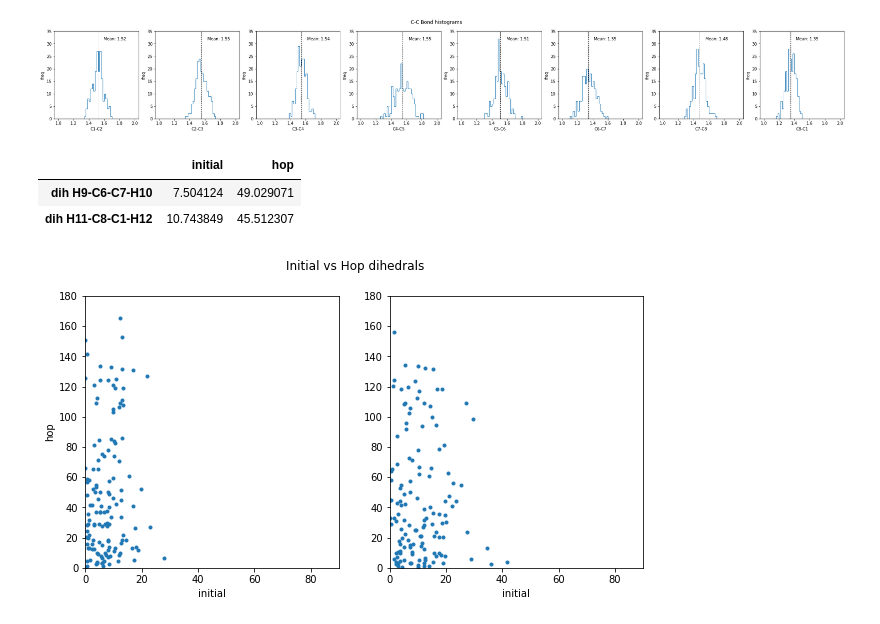
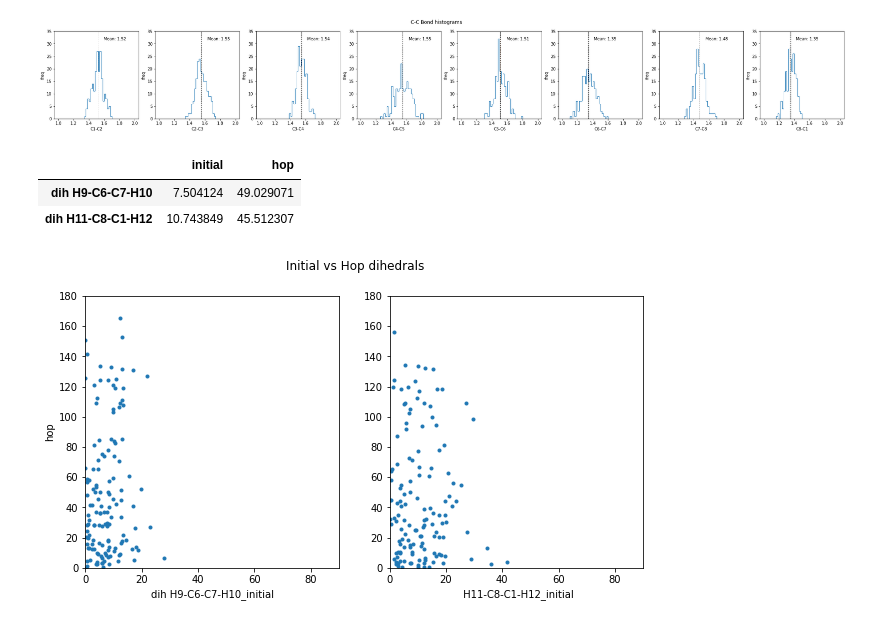
Before and after one commit to KhaiTTNguyen/Computational_Quantum_Chemistry, a Jupyter notebook: structural_influence_on_excited_state_dynamics/[Khai_Nguyen]_Internal_Coordinates_Visualization.ipynb, the cells around one changed output. Drawn from its saved outputs; the diff is of its cells as text; code cells hidden in the pictures.

```diff
--- a/structural_influence_on_excited_state_dynamics/[Khai_Nguyen]_Internal_Coordinates_Visualization.ipynb
+++ b/structural_influence_on_excited_state_dynamics/[Khai_Nguyen]_Internal_Coordinates_Visualization.ipynb
@@ -77,35 +77,35 @@ mean_hop     = dih_merge.loc[:,['dih H9-C6-C7-H10_hop','dih H11-C8-C1-H12_hop']]
                         .rename(columns={'dih H9-C6-C7-H10_hop': 'dih H9-C6-C7-H10', 'dih H11-C8-C1-H12_hop':'dih H11-C8-C1-H12'}) \
                         .mean(axis=0)
 
 compare_mean = pd.concat([mean_initial.rename('initial'), \
                           mean_hop.rename('hop')], \
                           axis=1, sort=False)                                           # axis{0/’index’, 1/’columns’},
 display(compare_mean)
 
 # ----------------------- Plot ----------------------- #
 plt.figure(figsize=(10,5))
 plt.subplot(121)
 plt.plot(dih_merge['dih H9-C6-C7-H10_initial'],dih_merge['dih H9-C6-C7-H10_hop'], '.')
-plt.xlabel('initial')
+plt.xlabel('dih H9-C6-C7-H10_initial')
 plt.xlim(0,90)
 plt.ylabel('hop')
 plt.ylim(0,180)
 
 plt.subplot(122)
 plt.plot(dih_merge['dih H11-C8-C1-H12_initial'],dih_merge['dih H11-C8-C1-H12_hop'],'.')
-plt.xlabel('initial')
+plt.xlabel(' H11-C8-C1-H12_initial')
 plt.xlim(0,90)
 plt.ylim(0,180)
 plt.suptitle('Initial vs Hop dihedrals')
 
 #------------------------- Output to file ----------------------#
 output_path = os.path.join(".", "visuals", "initial_vs_hop", date_computed + "_initial_vs_hop" + ".png")
 os.makedirs(os.path.dirname(output_path), exist_ok=True) # create folder if not existed yet
 plt.savefig(output_path)
 # %% [output]
 |  | initial | hop |
 | dih H9-C6-C7-H10 | 7.504124 | 49.029071 |
 | dih H11-C8-C1-H12 | 10.743849 | 45.512307 |
-[figure, old version]
+[figure, new version]
 # %%
 Reference: https://pandas.pydata.org/pandas-docs/stable/user_guide/visualization.html
```
Also changed, not shown: 1 other file.
